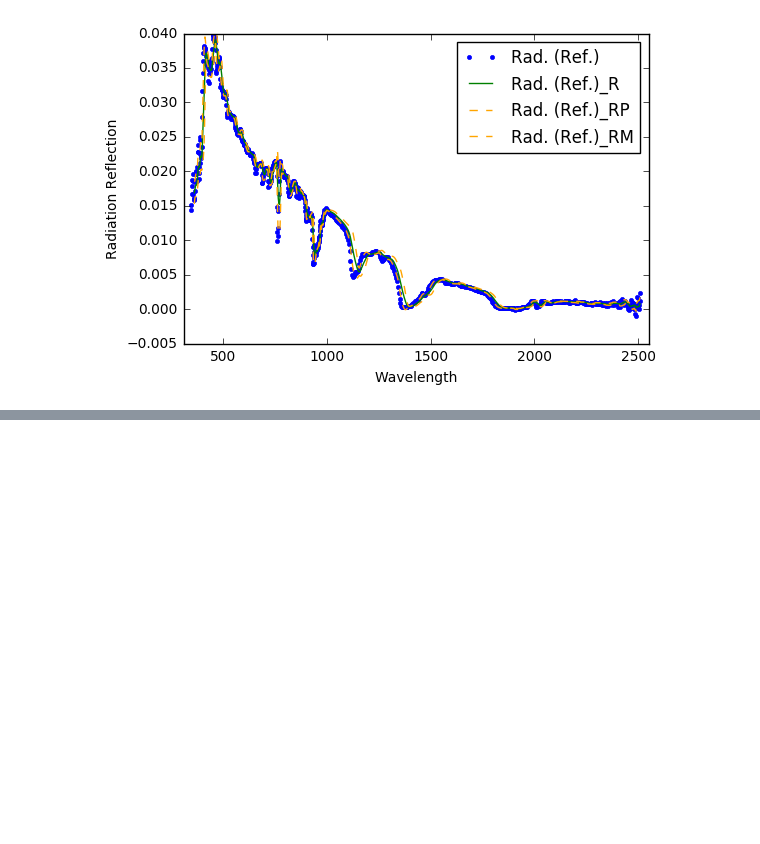
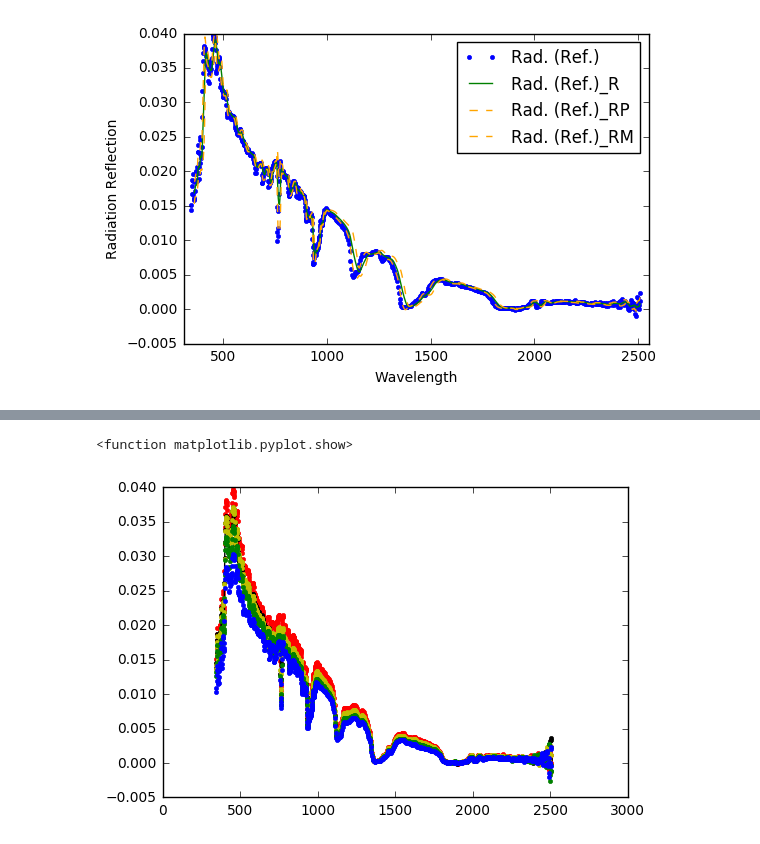
Before and after one commit to pi4-uiuc/Team_1, a Jupyter notebook: data-processing.ipynb, the cells around one changed output, grey strips where cells are left out. Drawn from its saved outputs; the diff is of its cells as text; code cells hidden in the pictures; blank space fills up the shorter version.

```diff
--- a/data-processing.ipynb
+++ b/data-processing.ipynb
@@ -38,20 +78,20 @@ plt.show()
 # %%
 n = 11
 
-data_20['Rad. (Ref.)_R'] = pd.rolling_mean(data_20['Rad. (Ref.)'], n)
-std = pd.rolling_std(data_20['Rad. (Ref.)'],n)
+data[0]['Rad. (Ref.)_R'] = pd.rolling_mean(data[0]['Rad. (Ref.)'], n)
+std = pd.rolling_std(data[0]['Rad. (Ref.)'],n)
 
-data_20['Rad. (Ref.)_RP'] = data_20['Rad. (Ref.)_R'] + std
-data_20['Rad. (Ref.)_RM'] = data_20['Rad. (Ref.)_R'] - std
+data[0]['Rad. (Ref.)_RP'] = data[0]['Rad. (Ref.)_R'] + std
+data[0]['Rad. (Ref.)_RM'] = data[0]['Rad. (Ref.)_R'] - std
 
 
 
 fig,ax = plt.subplots()
 
-ax.plot( data_20['Wvl'], data_20['Rad. (Ref.)'], color='blue',marker='.',linestyle='')
-ax.plot( data_20['Wvl'], data_20['Rad. (Ref.)_R'], color='green',marker='',linestyle='-')
-ax.plot( data_20['Wvl'], data_20['Rad. (Ref.)_RP'], color='orange',marker='',linestyle='--')
-ax.plot( data_20['Wvl'], data_20['Rad. (Ref.)_RM'], color='orange',marker='',linestyle='--')
+ax.plot( data[0]['Wvl'], data[0]['Rad. (Ref.)'], color='blue',marker='.',linestyle='')
+ax.plot( data[0]['Wvl'], data[0]['Rad. (Ref.)_R'], color='green',marker='',linestyle='-')
+ax.plot( data[0]['Wvl'], data[0]['Rad. (Ref.)_RP'], color='orange',marker='',linestyle='--')
+ax.plot( data[0]['Wvl'], data[0]['Rad. (Ref.)_RM'], color='orange',marker='',linestyle='--')
 
 plt.legend()
 plt.axis([310, 2550, -0.005, 0.04])
@@ -86,0 +127,11 @@ data_48.head()
+# %%
+plt.figure()
+plt.plot(data[0]['Wvl'], data[0]['Rad. (Ref.)'], 'r.')
+plt.plot(data[1]['Wvl'], data[1]['Rad. (Ref.)'], color='black', marker ='.')
+plt.plot(data[2]['Wvl'], data[2]['Rad. (Ref.)'], 'y.')
+plt.plot(data[3]['Wvl'], data[3]['Rad. (Ref.)'], 'g.')
+plt.plot(data[4]['Wvl'], data[4]['Rad. (Ref.)'], 'b.')
+plt.show
+# %% [output]
+<function matplotlib.pyplot.show>
+[figure, added]
```
Also changed, not shown: parts of 12 cells of this notebook, 1 other file.
